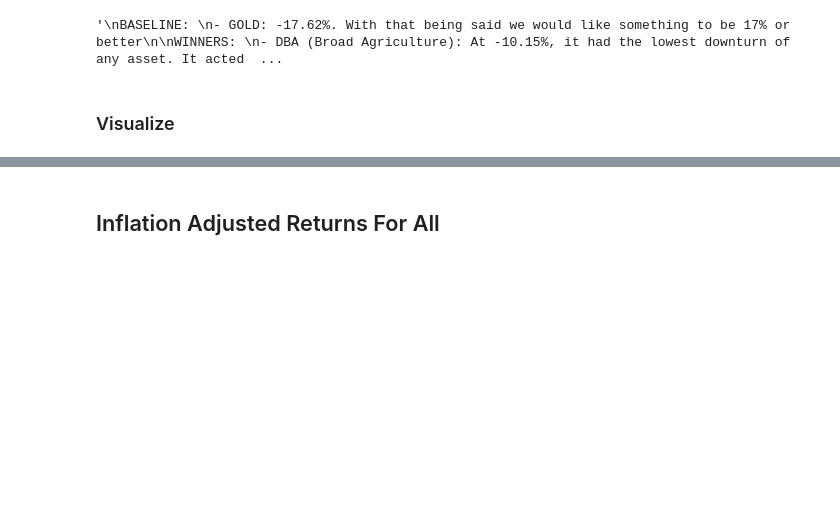
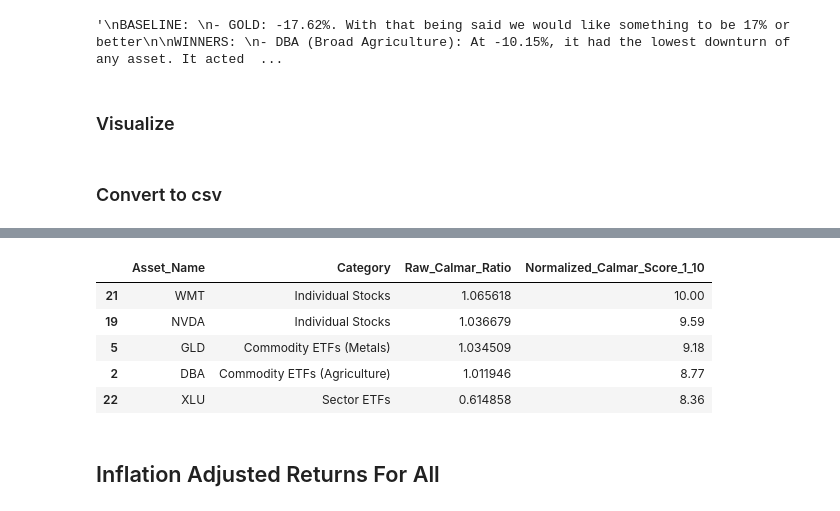
Before and after one commit to loganmcdavid11/Modern-Store-Of-Value, a Jupyter notebook: notebooks/logan.ipynb, the cells around one changed output, grey strips where cells are left out. Drawn from its saved outputs; the diff is of its cells as text; code cells hidden in the pictures; blank space fills up the shorter version.

Commit message:
csv for calmar and inflation

```diff
--- a/notebooks/logan.ipynb
+++ b/notebooks/logan.ipynb
@@ -352,3 +352,28 @@ fig.update_layout(
 
 fig.show()
 fig.write_html("../plots/calmar_percentile_score_barchart.html")
+# %% [markdown]
+### Convert to csv
+# %%
+# ── 5. Export Normalized Calmar Metrics ───────────────────────────────────
+# Select the requested columns
+export_calmar_df = calmar_df[['Ticker', 'Category', 'Calmar_Ratio', 'Score_1_10']].copy()
+
+# Rename columns to make the CSV extremely clear
+export_calmar_df = export_calmar_df.rename(columns={
+    'Ticker': 'Asset_Name',
+    'Calmar_Ratio': 'Raw_Calmar_Ratio',
+    'Score_1_10': 'Normalized_Calmar_Score_1_10'
+})
+
+# Define the save path
+calmar_output_path = "../data/calmar_metrics.csv"
+
+# Export to CSV
+export_calmar_df.to_csv(calmar_output_path, index=False)
+
+print(f"Successfully exported {len(export_calmar_df)} assets to {calmar_output_path}")
+
+# Display the top 5 rows so you can verify it worked
+display(export_calmar_df.head())
+# %% [output]
@@ -355,3 +381,9 @@ fig.write_html("../plots/calmar_percentile_score_barchart.html")
+|  | Asset_Name | Category | Raw_Calmar_Ratio | Normalized_Calmar_Score_1_10 |
+| 21 | WMT | Individual Stocks | 1.065618 | 10.00 |
+| 19 | NVDA | Individual Stocks | 1.036679 | 9.59 |
+| 5 | GLD | Commodity ETFs (Metals) | 1.034509 | 9.18 |
+| 2 | DBA | Commodity ETFs (Agriculture) | 1.011946 | 8.77 |
+| 22 | XLU | Sector ETFs | 0.614858 | 8.36 |
 # %% [markdown]
 ## Inflation Adjusted Returns For All
 # %% [markdown]
```
Also changed, not shown: parts of 4 cells of this notebook.
